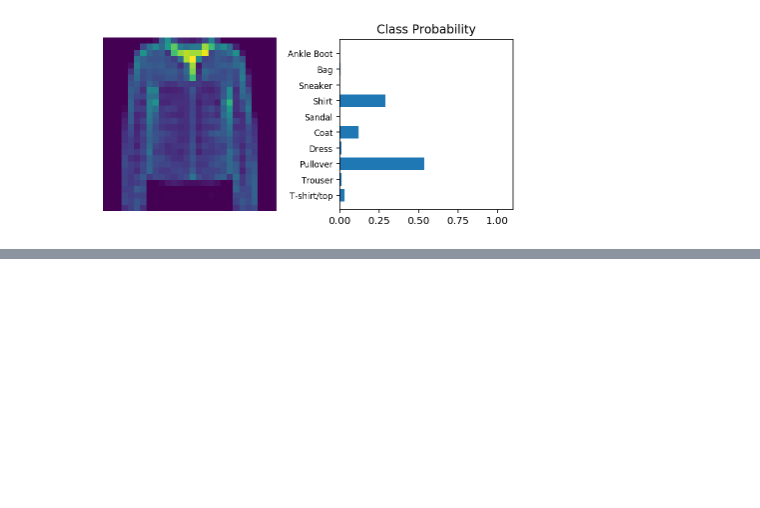
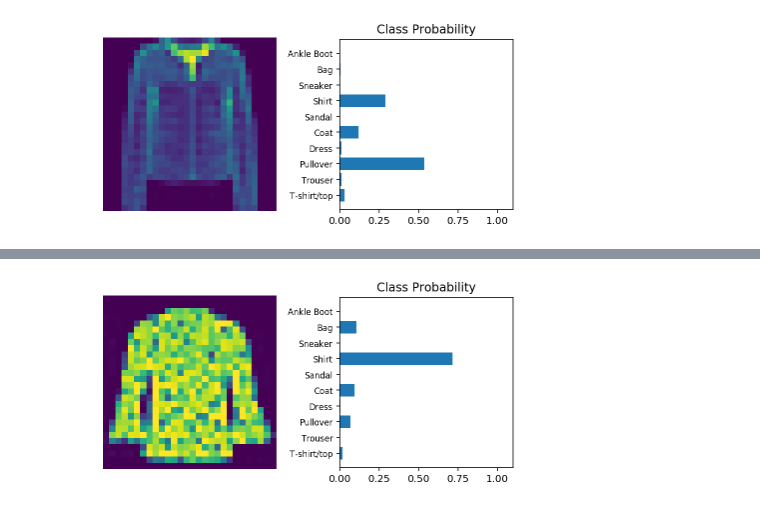
Before and after one commit to georgezoto/Deep-Learning-with-PyTorch, a Jupyter notebook: Introduction-to-PyTorch/4_Fashion_MNIST.ipynb, the cells around one changed output, grey strips where cells are left out. Saved outputs shown, nothing was run; the diff lists cells and outputs as text; code cells hidden in the pictures; blank space fills up the shorter version.

```diff
--- a/Introduction-to-PyTorch/4_Fashion_MNIST.ipynb
+++ b/Introduction-to-PyTorch/4_Fashion_MNIST.ipynb
@@ -298,0 +389,3 @@ model.test_model(test_data=testloader)
+# %%
+model = sequential_model(input_size = 784, output_size=10, hidden_layers=3, hidden_size=256, hidden_act='ReLU', output_act='LogSoftmax')
+print(model)
@@ -298,0 +403,2 @@ model.test_model(test_data=testloader)
+# %%
+model.train_model(criterion='NLLLoss', optimizer='SGD', learning_rate=0.01, epochs=3, train_data=trainloader)
@@ -298,0 +409,4 @@ model.test_model(test_data=testloader)
+# %%
+model.test_model(test_data=testloader)
+# %% [output]
+[figure, added]
```
Also changed, not shown: parts of 14 cells of this notebook.
